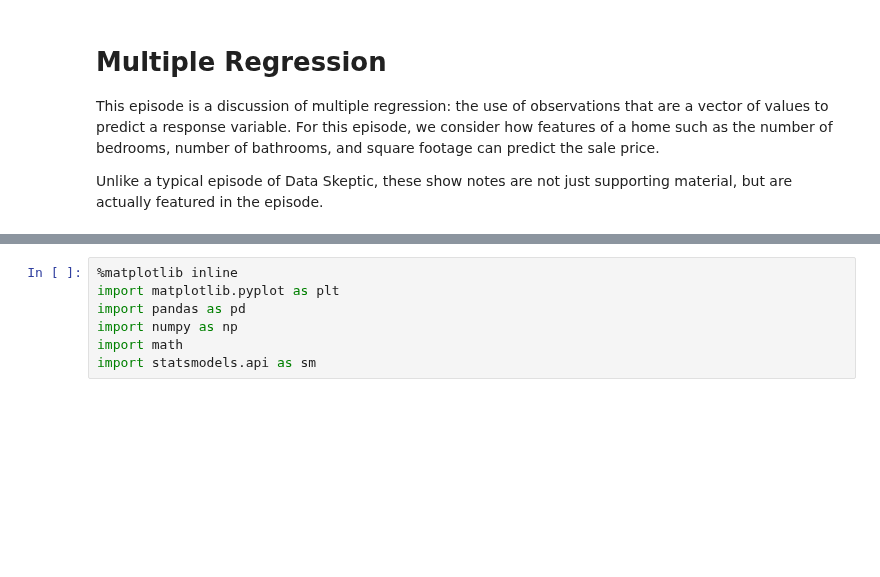
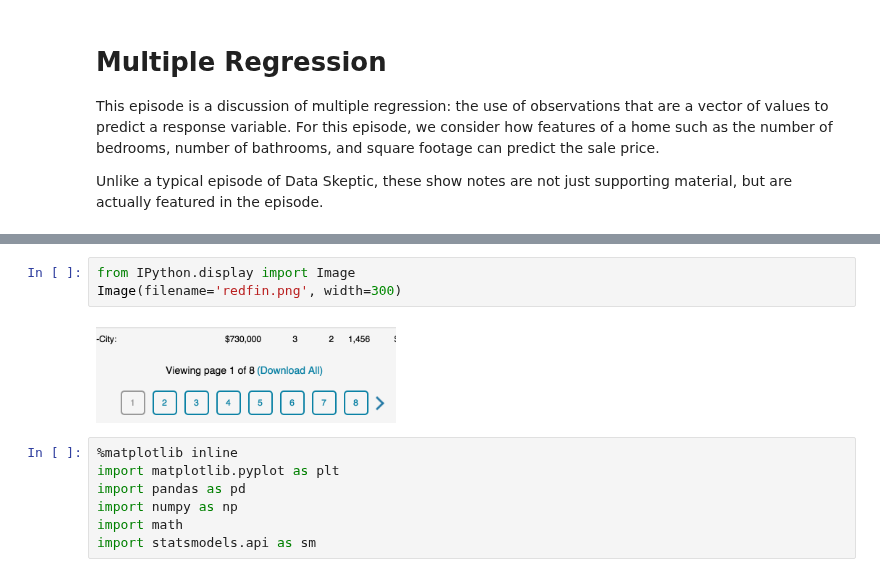
Before and after one commit to data-skeptic/dataskeptic, a Jupyter notebook: shownotes/multiple-regression.ipynb, the cells around one changed output, grey strips where cells are left out. Saved outputs shown, nothing was run; the diff lists cells and outputs as text; blank space fills up the shorter version.

```diff
--- a/shownotes/multiple-regression.ipynb
+++ b/shownotes/multiple-regression.ipynb
@@ -11,3 +9,8 @@ The site Redfin gratiously allows users to download a CSV of results they are vi
+# %%
+from IPython.display import Image
+Image(filename='redfin.png', width=300)
+# %% [output]
+[figure, added]
 # %%
 %matplotlib inline
 import matplotlib.pyplot as plt
```
Also changed, not shown: parts of 1 cell of this notebook.
